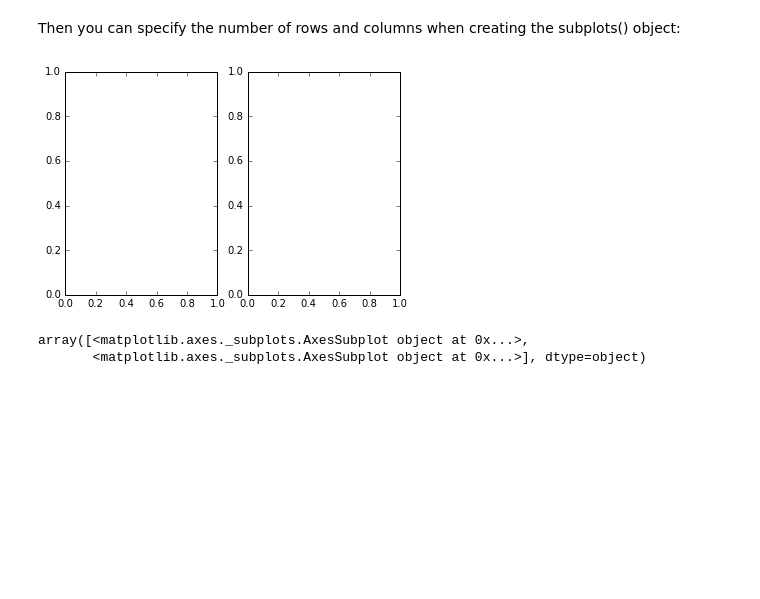
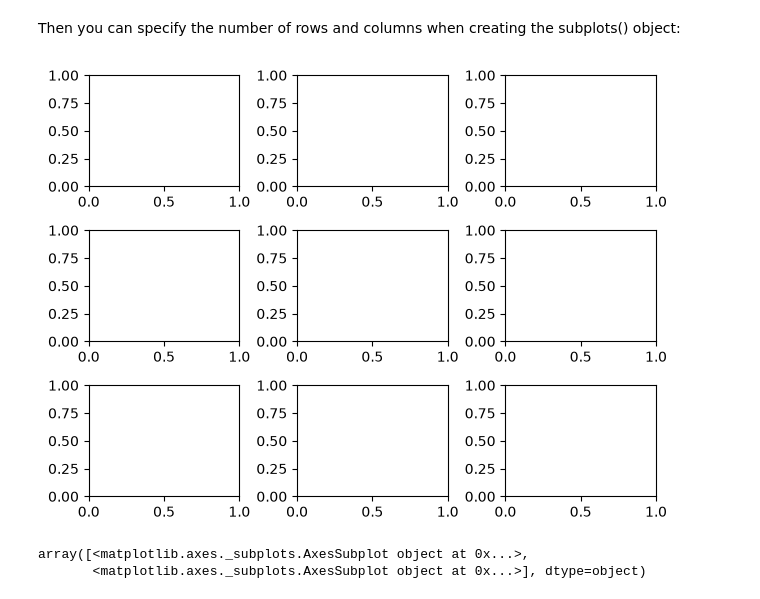
Before and after one commit to LeoLindqvist123/Python-for-Data-Science-and-Machine-Learning-Bootcamp, a Jupyter notebook: 05-Data-Visualization-with-Matplotlib/01-Matplotlib Concepts Lecture.ipynb, the cells around one changed output. Saved outputs shown, nothing was run; the diff lists cells and outputs as text; code cells hidden in the pictures; blank space fills up the shorter version.

```diff
--- a/05-Data-Visualization-with-Matplotlib/01-Matplotlib Concepts Lecture.ipynb
+++ b/05-Data-Visualization-with-Matplotlib/01-Matplotlib Concepts Lecture.ipynb
@@ -172,9 +173,10 @@ axes.set_title('title');
 Then you can specify the number of rows and columns when creating the subplots() object:
 # %%
 # Empty canvas of 1 by 2 subplots
-fig, axes = plt.subplots(nrows=1, ncols=2)
+fig, axes = plt.subplots(nrows=3, ncols=3)
+plt.tight_layout()
 # %% [output]
-[figure, old version]
+[figure, new version]
 # %%
 # Axes is an array of axes to plot on
 axes
```
Also changed, not shown: parts of 2 cells of this notebook.
